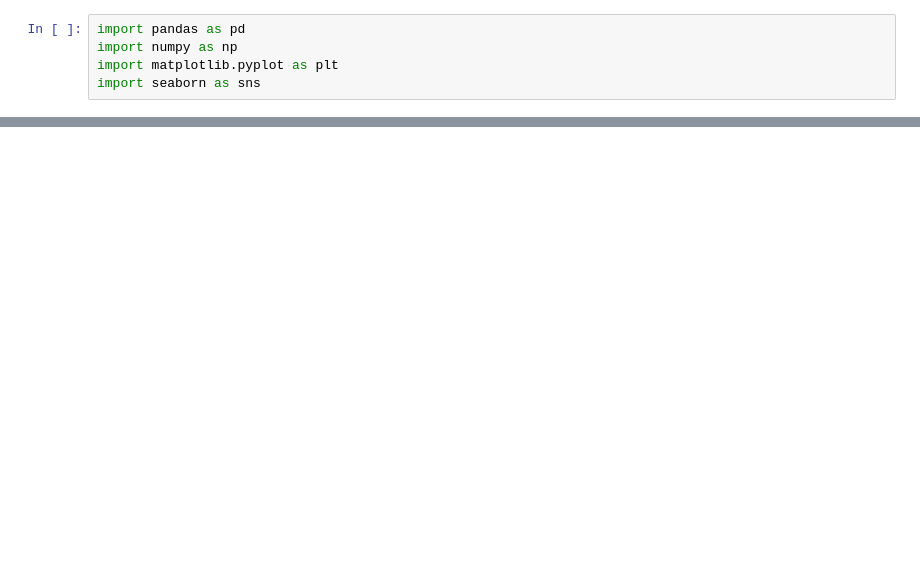
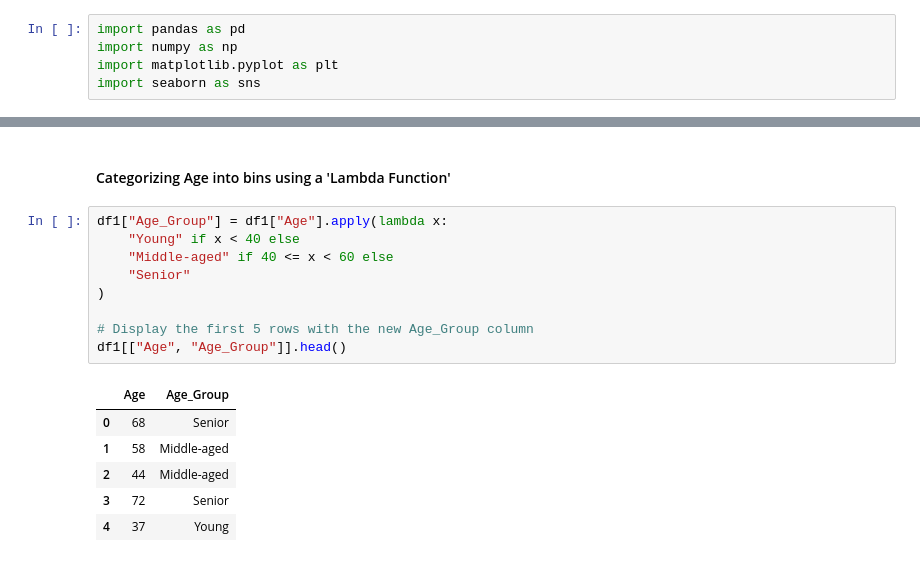
Before and after one commit to pavi550/HeartPrediction, a Jupyter notebook: Heart Prediction Dataset.ipynb, the cells around one changed output, grey strips where cells are left out. Drawn from its saved outputs; the diff is of its cells as text; blank space fills up the shorter version.

```diff
--- a/Heart Prediction Dataset.ipynb
+++ b/Heart Prediction Dataset.ipynb
@@ -288,0 +207,18 @@ Axes(0.125,0.11;0.775x0.77)
+# %% [markdown]
+#### Categorizing Age into bins using a 'Lambda Function'
+# %%
+df1["Age_Group"] = df1["Age"].apply(lambda x:
+    "Young" if x < 40 else
+    "Middle-aged" if 40 <= x < 60 else
+    "Senior"
+)
+
+# Display the first 5 rows with the new Age_Group column
+df1[["Age", "Age_Group"]].head()
+# %% [output]
+|  | Age | Age_Group |
+| 0 | 68 | Senior |
+| 1 | 58 | Middle-aged |
+| 2 | 44 | Middle-aged |
+| 3 | 72 | Senior |
+| 4 | 37 | Young |
```
Also changed, not shown: parts of 98 cells of this notebook, 4 other files.
